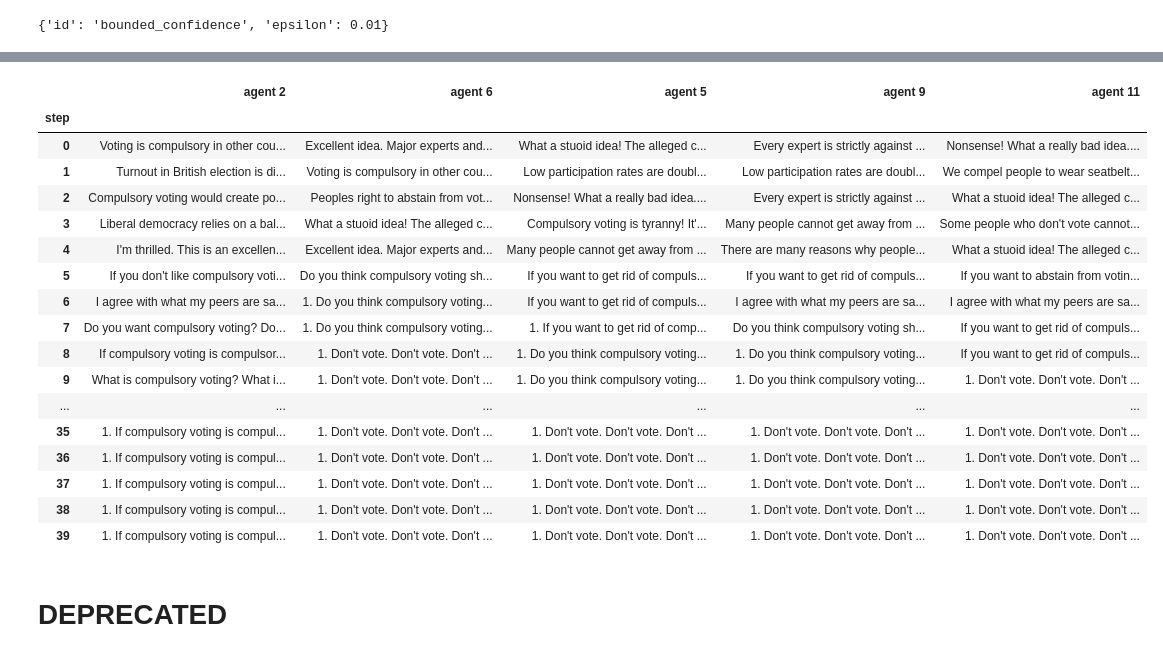
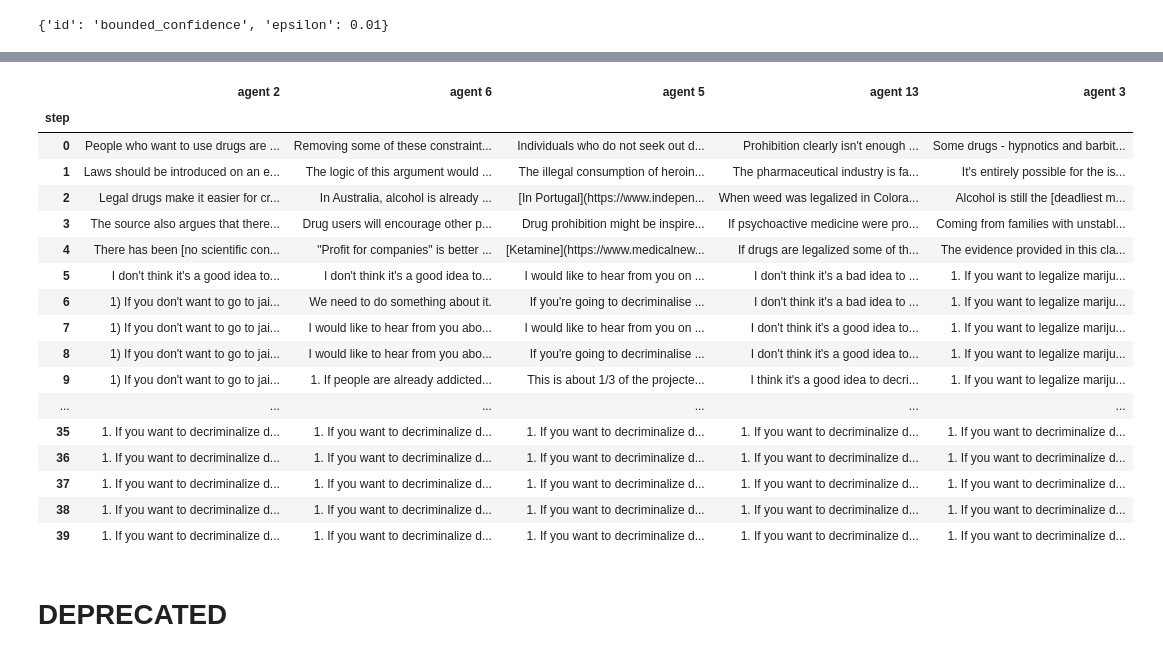
Before and after one commit to debatelab/ada-simulation, a Jupyter notebook: belief-dynamics_with_lms.ipynb, the cells around one changed output, grey strips where cells are left out. Saved outputs shown, nothing was run; the diff lists cells and outputs as text; code cells hidden in the pictures.

```diff
--- a/belief-dynamics_with_lms.ipynb
+++ b/belief-dynamics_with_lms.ipynb
@@ -384,32 +384,32 @@ conversation.data.peers.unstack()
 # %%
-display_agents = [2,6,5,9,11]
+display_agents = [2,6,5,13,3]
 #display_agents = [2,4,6,8,0]
 def get_posts(i):
     ser = conversation.data.xs(i, level=1, drop_level=True)['post'].apply(lambda p: p['text'])
     ser = ser.rename('agent '+str(i))
     return ser
 display(HTML(
     pd.concat([get_posts(i) for i in display_agents], axis=1).to_html()
 ))
 # %% [output]
-|  | agent 2 | agent 6 | agent 5 | agent 9 | agent 11 |
+|  | agent 2 | agent 6 | agent 5 | agent 13 | agent 3 |
 | step |  |  |  |  |  |
-| 0 | Voting is compulsory in other cou... | Excellent idea. Major experts and... | What a stuoid idea! The alleged c... | Every expert is strictly against ... | Nonsense! What a really bad idea.... |
-| 1 | Turnout in British election is di... | Voting is compulsory in other cou... | Low participation rates are doubl... | Low participation rates are doubl... | We compel people to wear seatbelt... |
-| 2 | Compulsory voting would create po... | Peoples right to abstain from vot... | Nonsense! What a really bad idea.... | Every expert is strictly against ... | What a stuoid idea! The alleged c... |
-| 3 | Liberal democracy relies on a bal... | What a stuoid idea! The alleged c... | Compulsory voting is tyranny! It'... | Many people cannot get away from ... | Some people who don't vote cannot... |
-| 4 | I'm thrilled. This is an excellen... | Excellent idea. Major experts and... | Many people cannot get away from ... | There are many reasons why people... | What a stuoid idea! The alleged c... |
-| 5 | If you don't like compulsory voti... | Do you think compulsory voting sh... | If you want to get rid of compuls... | If you want to get rid of compuls... | If you want to abstain from votin... |
-| 6 | I agree with what my peers are sa... | 1. Do you think compulsory voting... | If you want to get rid of compuls... | I agree with what my peers are sa... | I agree with what my peers are sa... |
-| 7 | Do you want compulsory voting? Do... | 1. Do you think compulsory voting... | 1. If you want to get rid of comp... | Do you think compulsory voting sh... | If you want to get rid of compuls... |
-| 8 | If compulsory voting is compulsor... | 1. Don't vote. Don't vote. Don't ... | 1. Do you think compulsory voting... | 1. Do you think compulsory voting... | If you want to get rid of compuls... |
-| 9 | What is compulsory voting? What i... | 1. Don't vote. Don't vote. Don't ... | 1. Do you think compulsory voting... | 1. Do you think compulsory voting... | 1. Don't vote. Don't vote. Don't ... |
+| 0 | People who want to use drugs are ... | Removing some of these constraint... | Individuals who do not seek out d... | Prohibition clearly isn't enough ... | Some drugs - hypnotics and barbit... |
+| 1 | Laws should be introduced on an e... | The logic of this argument would ... | The illegal consumption of heroin... | The pharmaceutical industry is fa... | It's entirely possible for the is... |
+| 2 | Legal drugs make it easier for cr... | In Australia, alcohol is already ... | [In Portugal](https://www.indepen... | When weed was legalized in Colora... | Alcohol is still the [deadliest m... |
+| 3 | The source also argues that there... | Drug users will encourage other p... | Drug prohibition might be inspire... | If psychoactive medicine were pro... | Coming from families with unstabl... |
+| 4 | There has been [no scientific con... | "Profit for companies" is better ... | [Ketamine](https://www.medicalnew... | If drugs are legalized some of th... | The evidence provided in this cla... |
+| 5 | I don't think it's a good idea to... | I don't think it's a good idea to... | I would like to hear from you on ... | I don't think it's a bad idea to ... | 1. If you want to legalize mariju... |
+| 6 | 1) If you don't want to go to jai... | We need to do something about it. | If you're going to decriminalise ... | I don't think it's a bad idea to ... | 1. If you want to legalize mariju... |
+| 7 | 1) If you don't want to go to jai... | I would like to hear from you abo... | I would like to hear from you on ... | I don't think it's a good idea to... | 1. If you want to legalize mariju... |
+| 8 | 1) If you don't want to go to jai... | I would like to hear from you abo... | If you're going to decriminalise ... | I don't think it's a good idea to... | 1. If you want to legalize mariju... |
+| 9 | 1) If you don't want to go to jai... | 1. If people are already addicted... | This is about 1/3 of the projecte... | I think it's a good idea to decri... | 1. If you want to legalize mariju... |
 | ... | ... | ... | ... | ... | ... |
-| 35 | 1. If compulsory voting is compul... | 1. Don't vote. Don't vote. Don't ... | 1. Don't vote. Don't vote. Don't ... | 1. Don't vote. Don't vote. Don't ... | 1. Don't vote. Don't vote. Don't ... |
-| 36 | 1. If compulsory voting is compul... | 1. Don't vote. Don't vote. Don't ... | 1. Don't vote. Don't vote. Don't ... | 1. Don't vote. Don't vote. Don't ... | 1. Don't vote. Don't vote. Don't ... |
-| 37 | 1. If compulsory voting is compul... | 1. Don't vote. Don't vote. Don't ... | 1. Don't vote. Don't vote. Don't ... | 1. Don't vote. Don't vote. Don't ... | 1. Don't vote. Don't vote. Don't ... |
-| 38 | 1. If compulsory voting is compul... | 1. Don't vote. Don't vote. Don't ... | 1. Don't vote. Don't vote. Don't ... | 1. Don't vote. Don't vote. Don't ... | 1. Don't vote. Don't vote. Don't ... |
-| 39 | 1. If compulsory voting is compul... | 1. Don't vote. Don't vote. Don't ... | 1. Don't vote. Don't vote. Don't ... | 1. Don't vote. Don't vote. Don't ... | 1. Don't vote. Don't vote. Don't ... |
+| 35 | 1. If you want to decriminalize d... | 1. If you want to decriminalize d... | 1. If you want to decriminalize d... | 1. If you want to decriminalize d... | 1. If you want to decriminalize d... |
+| 36 | 1. If you want to decriminalize d... | 1. If you want to decriminalize d... | 1. If you want to decriminalize d... | 1. If you want to decriminalize d... | 1. If you want to decriminalize d... |
+| 37 | 1. If you want to decriminalize d... | 1. If you want to decriminalize d... | 1. If you want to decriminalize d... | 1. If you want to decriminalize d... | 1. If you want to decriminalize d... |
+| 38 | 1. If you want to decriminalize d... | 1. If you want to decriminalize d... | 1. If you want to decriminalize d... | 1. If you want to decriminalize d... | 1. If you want to decriminalize d... |
+| 39 | 1. If you want to decriminalize d... | 1. If you want to decriminalize d... | 1. If you want to decriminalize d... | 1. If you want to decriminalize d... | 1. If you want to decriminalize d... |
 # %%
 from datetime import date
 import os
```
Also changed, not shown: parts of 5 cells of this notebook, 2 other files.
